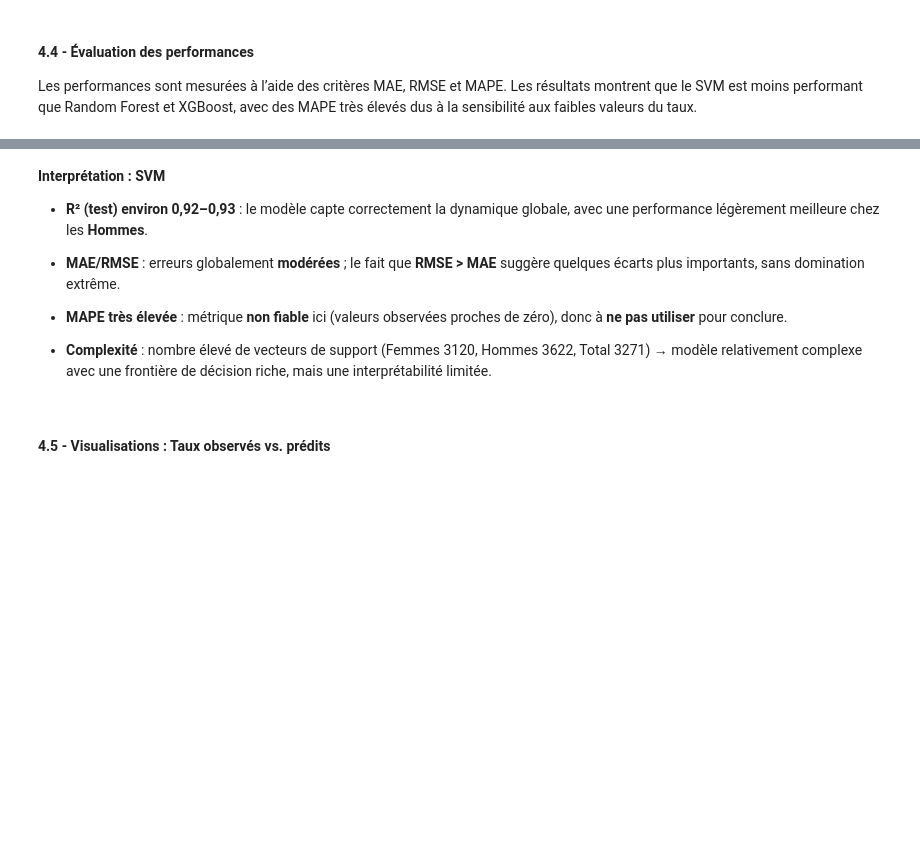
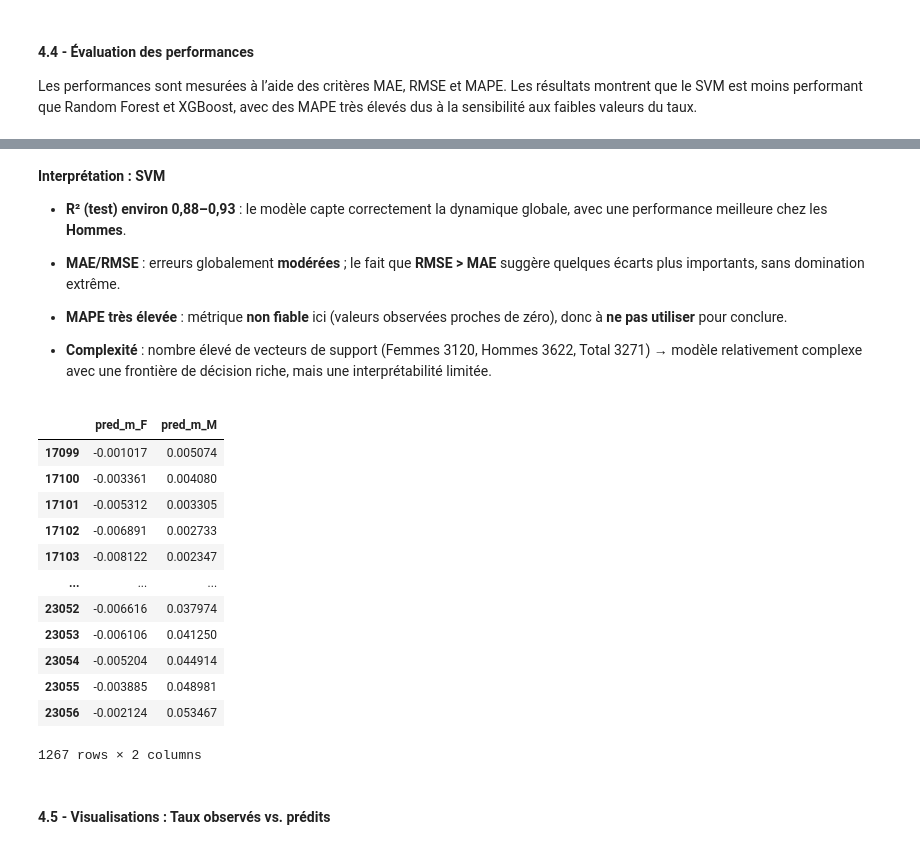
Before and after one commit to Salah10-source/Python-Project-Mortality, a Jupyter notebook: Python-Project/demo.ipynb, the cells around one changed output, grey strips where cells are left out. Cells and saved outputs as stored; diff of their text form; code cells hidden in the pictures; blank space fills up the shorter version.

```diff
--- a/Python-Project/demo.ipynb
+++ b/Python-Project/demo.ipynb
@@ -3632,13 +3625,29 @@ Total       0.0156  0.0217  2111.34  0.9293
 # %% [markdown]
 **Interprétation : SVM**
 
-- **R² (test) environ 0,92–0,93** : le modèle capte correctement la dynamique globale, avec une performance légèrement meilleure chez les **Hommes**.
+- **R² (test) environ 0,88–0,93** : le modèle capte correctement la dynamique globale, avec une performance meilleure chez les **Hommes**.
 
 - **MAE/RMSE** : erreurs globalement **modérées** ; le fait que **RMSE > MAE** suggère quelques écarts plus importants, sans domination extrême.
 
 - **MAPE très élevée** : métrique **non fiable** ici (valeurs observées proches de zéro), donc à **ne pas utiliser** pour conclure.
 
 - **Complexité** : nombre élevé de vecteurs de support (Femmes 3120, Hommes 3622, Total 3271) → modèle relativement complexe avec une frontière de décision riche, mais une interprétabilité limitée.
+# %%
+test_viz[test_viz[f'pred_{targets['Femmes']}'] < 0][['pred_m_F', 'pred_m_M']]
+# %% [output]
+|  | pred_m_F | pred_m_M |
+| 17099 | -0.001017 | 0.005074 |
+| 17100 | -0.003361 | 0.004080 |
+| 17101 | -0.005312 | 0.003305 |
+| 17102 | -0.006891 | 0.002733 |
+| 17103 | -0.008122 | 0.002347 |
+| ... | ... | ... |
+| 23052 | -0.006616 | 0.037974 |
+| 23053 | -0.006106 | 0.041250 |
+| 23054 | -0.005204 | 0.044914 |
+| 23055 | -0.003885 | 0.048981 |
+| 23056 | -0.002124 | 0.053467 |
+1267 rows × 2 columns
 # %% [markdown]
 #### 4.5 - Visualisations : Taux observés vs. prédits
 # %%
```
Also changed, not shown: parts of 20 cells of this notebook.
